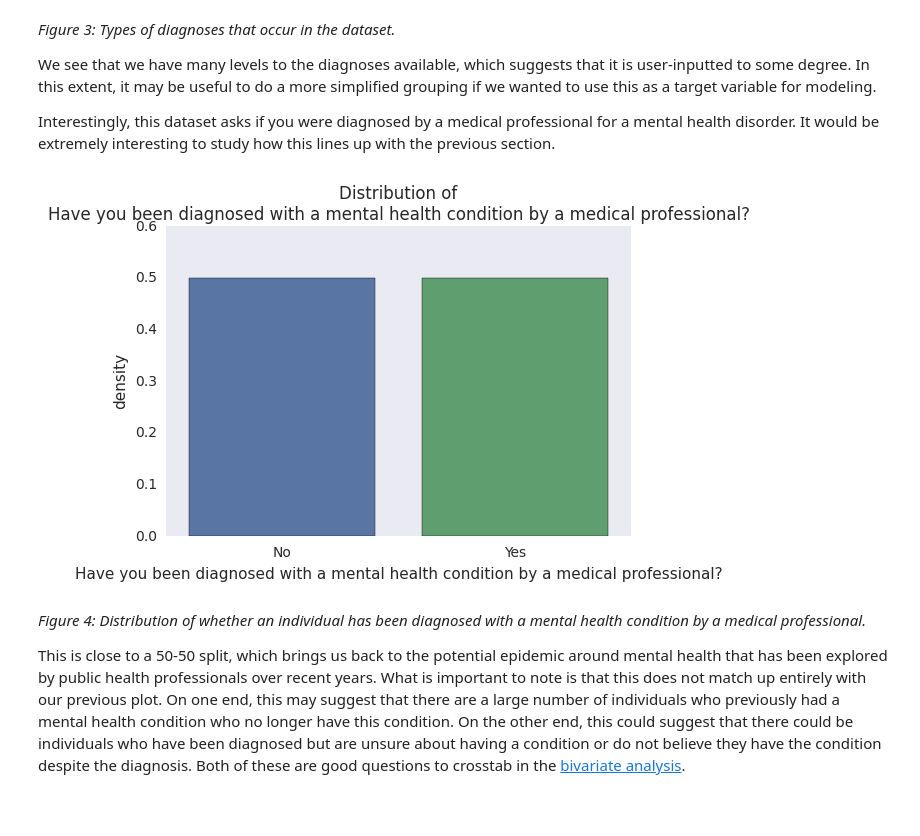
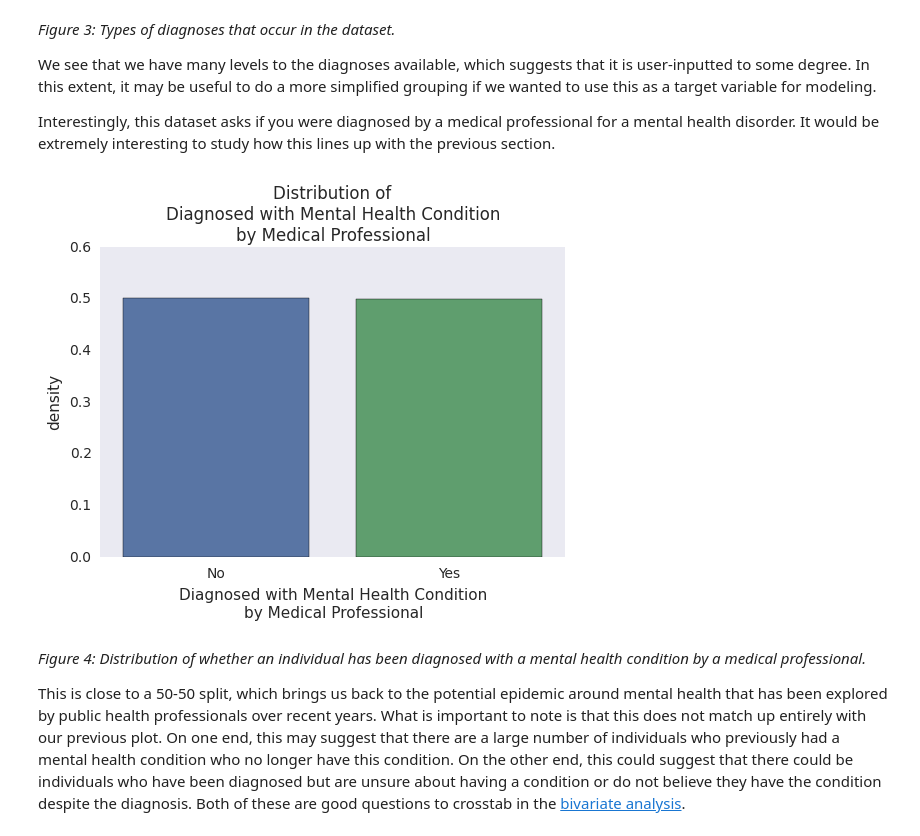
Before and after one commit to PLBMR/mentalHealthDataAnalysis, a Jupyter notebook: osmiMentalHealthInTech/analysis/exploratoryDataAnalysis.ipynb, the cells around one changed output. Cells and saved outputs as stored; diff of their text form; code cells hidden in the pictures; blank space fills up the shorter version.

Commit message:
Added some figures for the blog post and fixed some language on gender

```diff
--- a/osmiMentalHealthInTech/analysis/exploratoryDataAnalysis.ipynb
+++ b/osmiMentalHealthInTech/analysis/exploratoryDataAnalysis.ipynb
@@ -145,10 +145,16 @@ We see that we have many levels to the diagnoses available, which suggests that
 
 Interestingly, this dataset asks if you were diagnosed by a medical professional for a mental health disorder. It would be extremely interesting to study how this lines up with the previous section.
 # %%
+beenDiagVarString = "Diagnosed with Mental Health Condition\n" \
+                        "by Medical Professional"
 buildBarplot("Have you been diagnosed with a mental health condition by a medical professional?",
              responseFrame)
+plt.xlabel(beenDiagVarString)
+plt.title("Distribution of\n" + beenDiagVarString)
+plt.savefig("../reports/blogPost/blogPostFigures/figure3.png",
+            bbox_inches = "tight")
 # %% [output]
-[figure, old version]
+[figure, new version]
 # %% [markdown]
 _Figure 4: Distribution of whether an individual has been diagnosed with a mental health condition by a medical professional._
 
```
Also changed, not shown: parts of 5 cells of this notebook, 18 other files.
